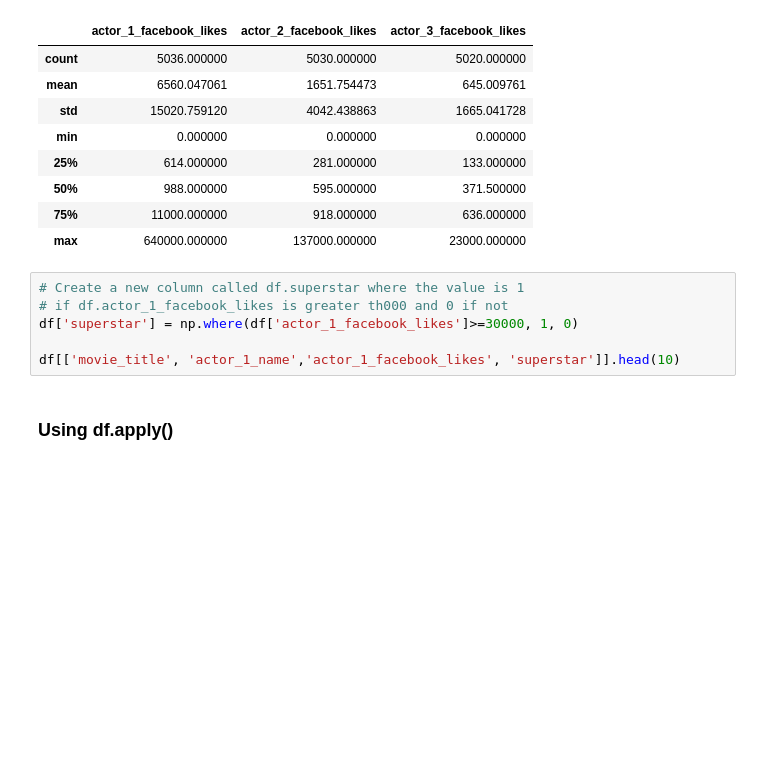
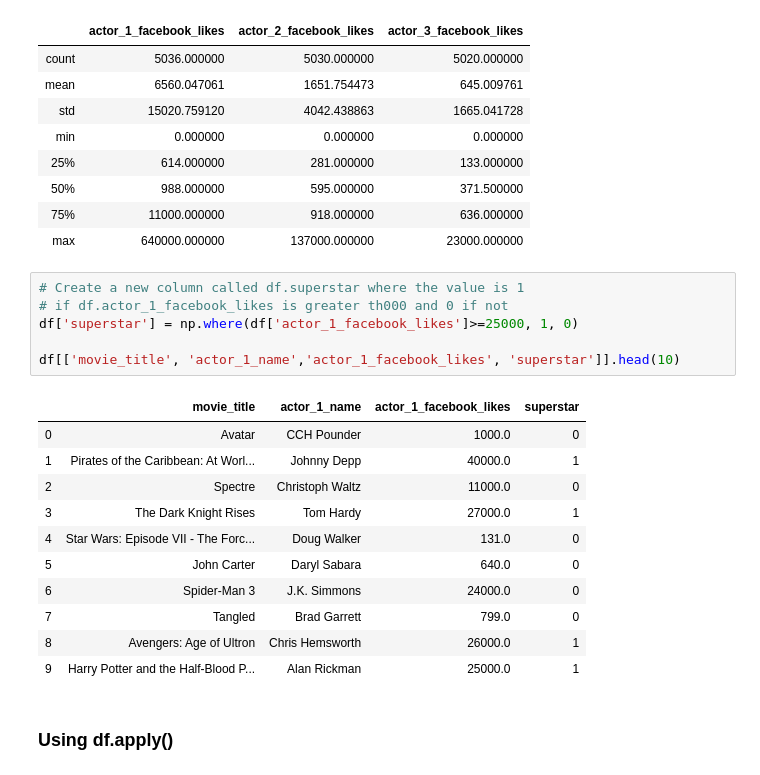
Before and after one commit to j-gilkey/nyc-ds-111819-lectures, a Jupyter notebook: Mod_1/Pandas/data_cleaning/Data_cleaning.ipynb, the cells around one changed output. Saved outputs shown, nothing was run; the diff lists cells and outputs as text; blank space fills up the shorter version.

```diff
--- a/Mod_1/Pandas/data_cleaning/Data_cleaning.ipynb
+++ b/Mod_1/Pandas/data_cleaning/Data_cleaning.ipynb
@@ -573,9 +595,21 @@ df[['actor_1_facebook_likes', 'actor_2_facebook_likes', 'actor_3_facebook_likes'
 # %%
 # Create a new column called df.superstar where the value is 1
 # if df.actor_1_facebook_likes is greater th000 and 0 if not
-df['superstar'] = np.where(df['actor_1_facebook_likes']>=30000, 1, 0)
+df['superstar'] = np.where(df['actor_1_facebook_likes']>=25000, 1, 0)
 
 df[['movie_title', 'actor_1_name','actor_1_facebook_likes', 'superstar']].head(10)
+# %% [output]
+|  | movie_title | actor_1_name | actor_1_facebook_likes | superstar |
+| 0 | Avatar | CCH Pounder | 1000.0 | 0 |
+| 1 | Pirates of the Caribbean: At Worl... | Johnny Depp | 40000.0 | 1 |
+| 2 | Spectre | Christoph Waltz | 11000.0 | 0 |
+| 3 | The Dark Knight Rises | Tom Hardy | 27000.0 | 1 |
+| 4 | Star Wars: Episode VII - The Forc... | Doug Walker | 131.0 | 0 |
+| 5 | John Carter | Daryl Sabara | 640.0 | 0 |
+| 6 | Spider-Man 3 | J.K. Simmons | 24000.0 | 0 |
+| 7 | Tangled | Brad Garrett | 799.0 | 0 |
+| 8 | Avengers: Age of Ultron | Chris Hemsworth | 26000.0 | 1 |
+| 9 | Harry Potter and the Half-Blood P... | Alan Rickman | 25000.0 | 1 |
 # %% [markdown]
 ### Using df.apply()
 # %%
```
Also changed, not shown: parts of 5 cells of this notebook, 4 other files.
